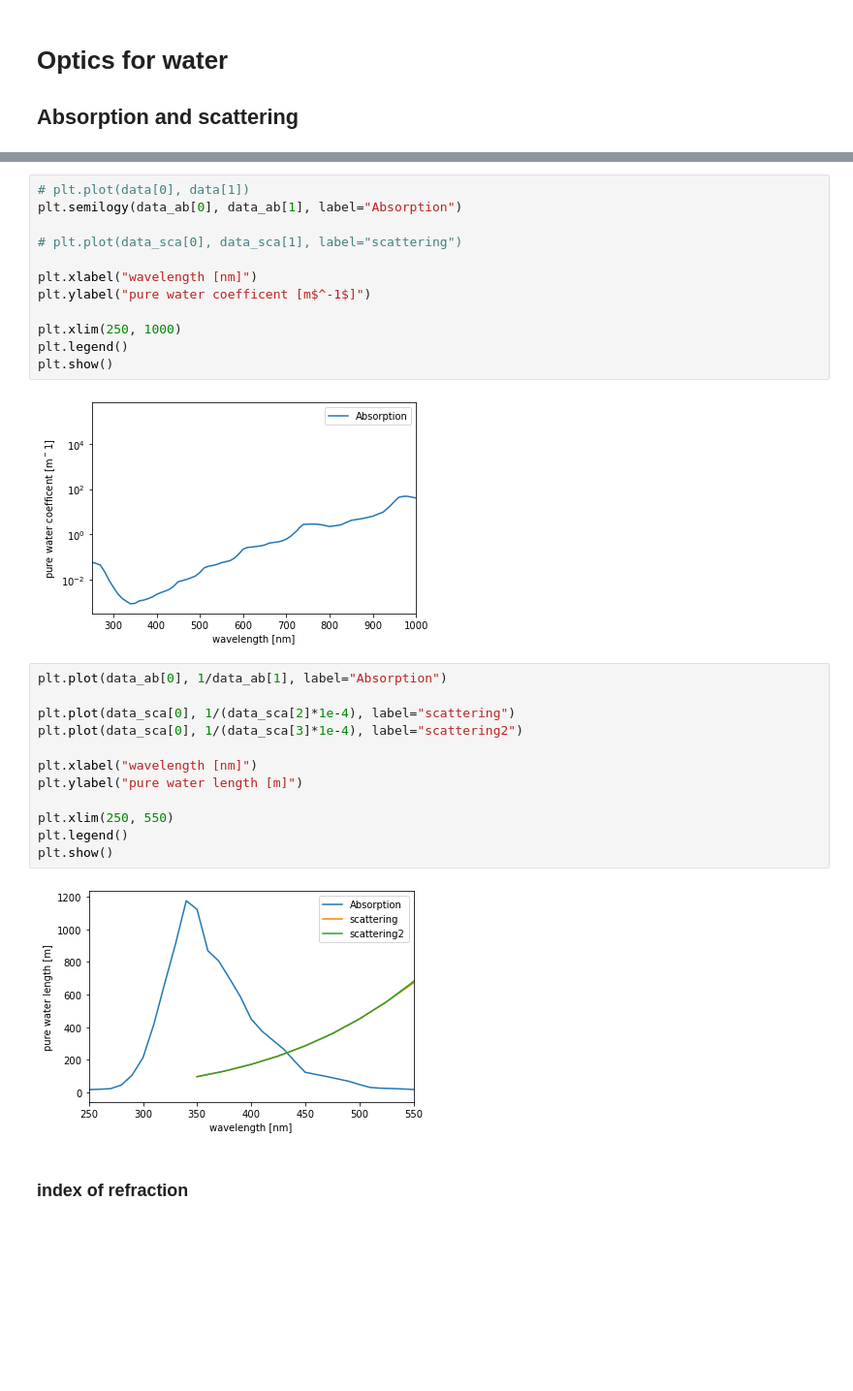
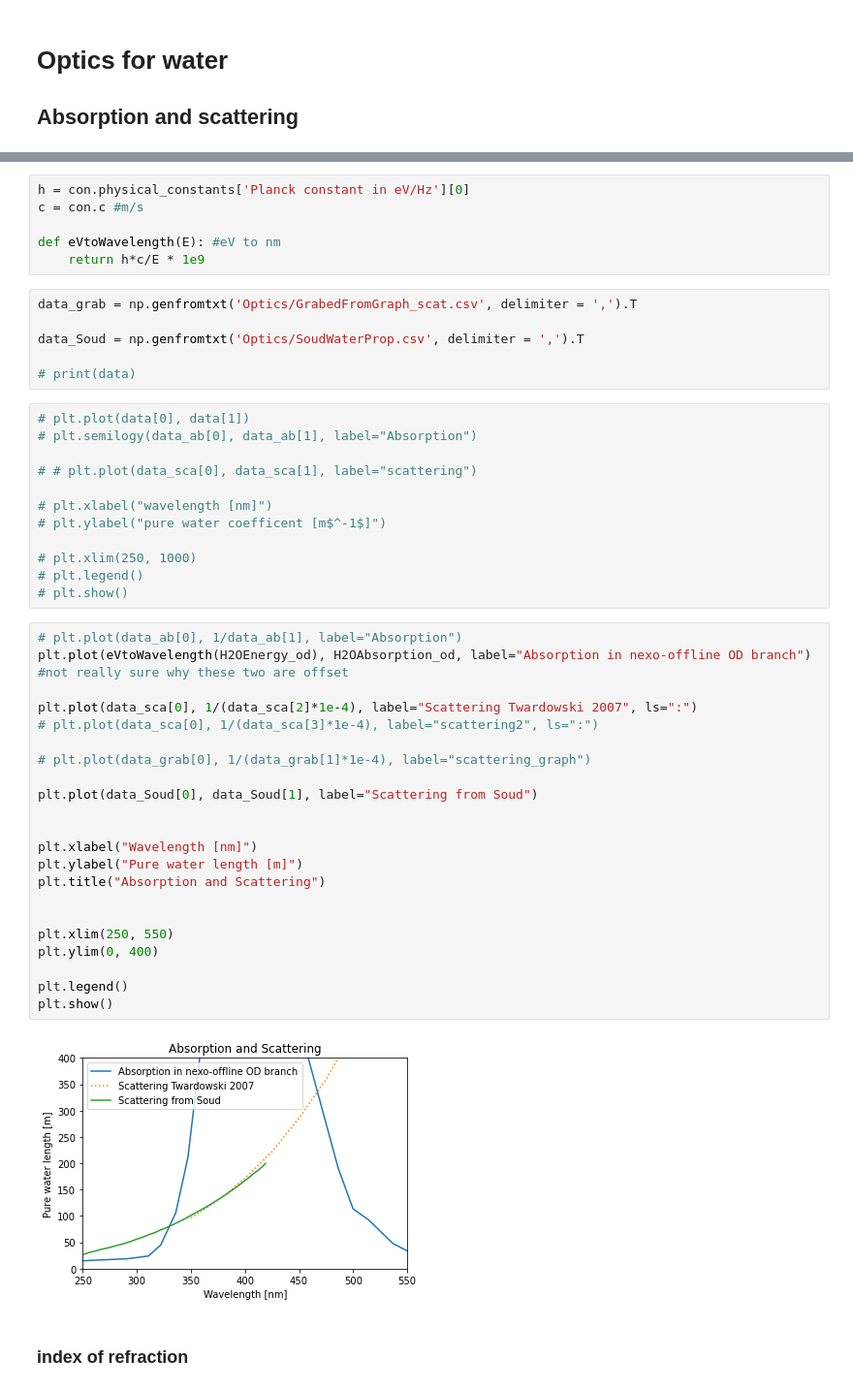
Before and after one commit to eklem1/OD_work, a Jupyter notebook: OpticsGraphs.ipynb, the cells around one changed output, grey strips where cells are left out. Shown at 97% size. Cells and saved outputs as stored; diff of their text form; blank space fills up the shorter version.

```diff
--- a/OpticsGraphs.ipynb
+++ b/OpticsGraphs.ipynb
@@ -21,31 +54,51 @@ data_sca = data[:,1:]
+# %%
+h = con.physical_constants['Planck constant in eV/Hz'][0]
+c = con.c #m/s
+
+def eVtoWavelength(E): #eV to nm
+    return h*c/E * 1e9
+# %%
+data_grab = np.genfromtxt('Optics/GrabedFromGraph_scat.csv', delimiter = ',').T
+
+data_Soud = np.genfromtxt('Optics/SoudWaterProp.csv', delimiter = ',').T
+
+# print(data)
 # %%
 # plt.plot(data[0], data[1])
-plt.semilogy(data_ab[0], data_ab[1], label="Absorption")
+# plt.semilogy(data_ab[0], data_ab[1], label="Absorption")
 
-# plt.plot(data_sca[0], data_sca[1], label="scattering")
+# # plt.plot(data_sca[0], data_sca[1], label="scattering")
 
-plt.xlabel("wavelength [nm]")
-plt.ylabel("pure water coefficent [m$^-1$]")
+# plt.xlabel("wavelength [nm]")
+# plt.ylabel("pure water coefficent [m$^-1$]")
 
-plt.xlim(250, 1000)
-plt.legend()
-plt.show()
+# plt.xlim(250, 1000)
+# plt.legend()
+# plt.show()
-# %% [output]
-[figure, removed]
 # %%
-plt.plot(data_ab[0], 1/data_ab[1], label="Absorption")
+# plt.plot(data_ab[0], 1/data_ab[1], label="Absorption")
+plt.plot(eVtoWavelength(H2OEnergy_od), H2OAbsorption_od, label="Absorption in nexo-offline OD branch") #not really sure why these two are offset
 
-plt.plot(data_sca[0], 1/(data_sca[2]*1e-4), label="scattering")
-plt.plot(data_sca[0], 1/(data_sca[3]*1e-4), label="scattering2")
+plt.plot(data_sca[0], 1/(data_sca[2]*1e-4), label="Scattering Twardowski 2007", ls=":")
+# plt.plot(data_sca[0], 1/(data_sca[3]*1e-4), label="scattering2", ls=":")
 
-plt.xlabel("wavelength [nm]")
-plt.ylabel("pure water length [m]")
+# plt.plot(data_grab[0], 1/(data_grab[1]*1e-4), label="scattering_graph")
+
+plt.plot(data_Soud[0], data_Soud[1], label="Scattering from Soud")
+
+
+plt.xlabel("Wavelength [nm]")
+plt.ylabel("Pure water length [m]")
+plt.title("Absorption and Scattering")
+
 
 plt.xlim(250, 550)
+plt.ylim(0, 400)
+
 plt.legend()
 plt.show()
 # %% [output]
-[figure, old version]
+[figure, new version]
 # %% [markdown]
 ### index of refraction
 # %%
```
Also changed, not shown: parts of 11 cells of this notebook, 4 other files.
